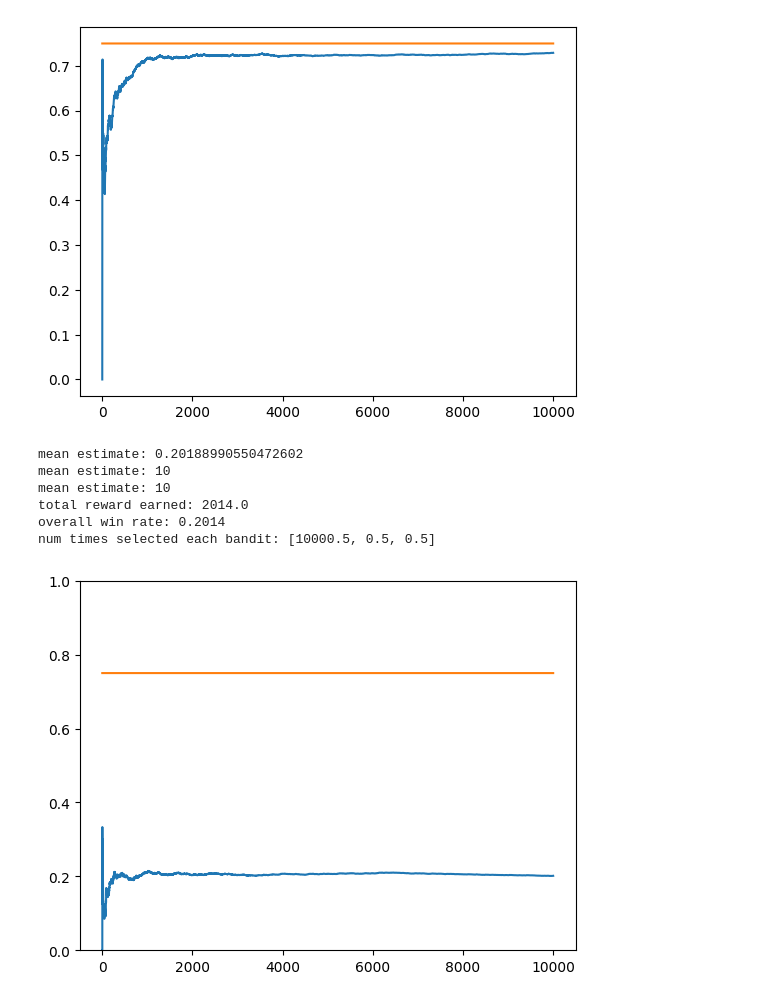
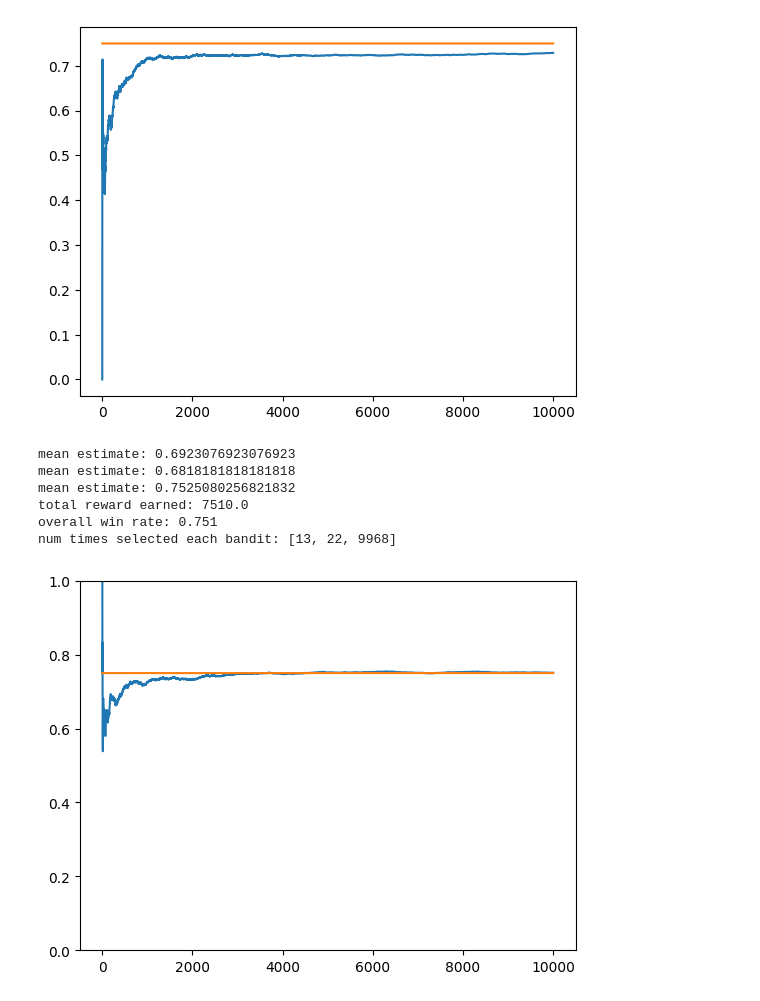
Before and after one commit to JonasHagstrom79/Reinforced-Learning, a Jupyter notebook: Bandit.ipynb, the cells around one changed output. Drawn from its saved outputs; the diff is of its cells as text; code cells hidden in the pictures.

```diff
--- a/Bandit.ipynb
+++ b/Bandit.ipynb
@@ -286,17 +286,18 @@ class Bandit:
   def __init__(self, p):
     # p: the win rate
     self.p = p
-    self.p_estimate = 10
-    self.N = 0.5
+    self.p_estimate = 5
+    self.N = 1
 
   def pull(self):
     # draw a 1 with probability p
     return np.random.random() < self.p
 
   def update(self, x):
-    new_p_estimate = (self.N * self.p_estimate + x) / (self.N + 1)
+    #new_p_estimate = (self.N * self.p_estimate + x) / (self.N + 1)
     self.N += 1
-    self.p_estimate = new_p_estimate
+    #self.p_estimate = new_p_estimate
+    self.p_estimate = ((self.N -1)*self.p_estimate + x) / self.N
 
 
 def experiment():
@@ -305,42 +306,42 @@ def experiment():
   rewards = np.zeros(NUM_TRIALS)
   for i in range(NUM_TRIALS):
     # use optimistic initial values to select the next bandit
-    j = argmax(b.p_estimate for b in bandits)
+    j = argmax([b.p_estimate for b in bandits])
 
     # pull the arm for the bandit with the largest sample
     x = bandits[j].pull()
 
     # update rewards log
     rewards[i] = x
 
     # update the distribution for the bandit whose arm we just pulled
     bandits[j].update(x)
 
 
   # print mean estimates for each bandit
   for b in bandits:
     print("mean estimate:", b.p_estimate)
 
   # print total reward
   print("total reward earned:", rewards.sum())
   print("overall win rate:", rewards.sum() / NUM_TRIALS)
   print("num times selected each bandit:", [b.N for b in bandits])
 
   # plot the results
   cumulative_rewards = np.cumsum(rewards)
   win_rates = cumulative_rewards / (np.arange(NUM_TRIALS) + 1)
   plt.ylim([0, 1])
   plt.plot(win_rates)
   plt.plot(np.ones(NUM_TRIALS)*np.max(BANDIT_PROBABILITIES))
   plt.show()
 
 if __name__ == "__main__":
   experiment()
 # %% [output]
-mean estimate: 0.20188990550472602
-mean estimate: 10
-mean estimate: 10
-total reward earned: 2014.0
-overall win rate: 0.2014
-num times selected each bandit: [10000.5, 0.5, 0.5]
+mean estimate: 0.6923076923076923
+mean estimate: 0.6818181818181818
+mean estimate: 0.7525080256821832
+total reward earned: 7510.0
+overall win rate: 0.751
+num times selected each bandit: [13, 22, 9968]
-[figure, old version]
+[figure, new version]
```
